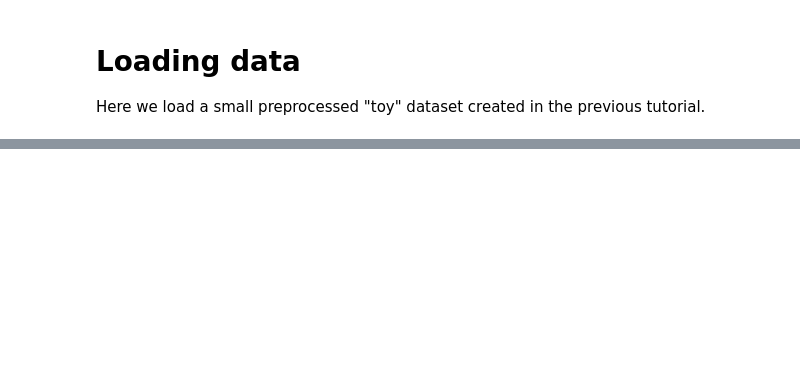
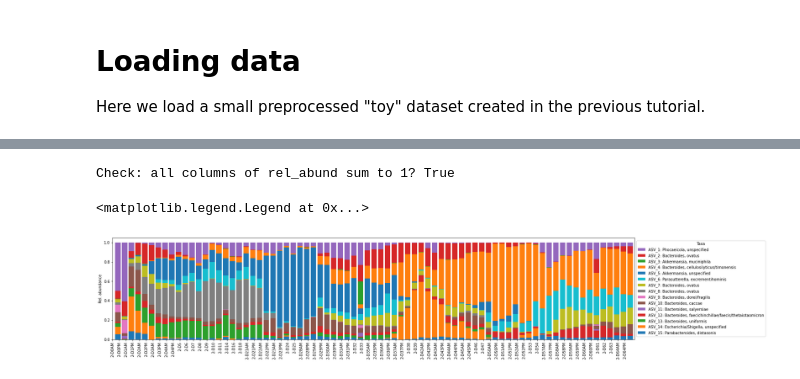
Before and after one commit to gibsonlab/mdsine2_tutorials, a Jupyter notebook: notebooks/tut_01b_viz.ipynb, the cells around one changed output, grey strips where cells are left out. Cells and saved outputs as stored; diff of their text form; code cells hidden in the pictures; blank space fills up the shorter version.

```diff
--- a/notebooks/tut_01b_viz.ipynb
+++ b/notebooks/tut_01b_viz.ipynb
@@ -394,0 +113,65 @@ plt.savefig(fig_dir / 'posterior_fix_assignments_{:04d}.png'.format(seed))
+# %%
+# The read depth varies across each sample. Let's convert our counts table to
+# relative abundance by dividing each column by it's ead depth.
+
+read_depth = counts.sum(axis=0)
+rel_abund = counts / read_depth
+print('Check: all columns of rel_abund sum to 1?', np.isclose(rel_abund.sum(axis=0), 1).all())
+# %% [output]
+Check: all columns of rel_abund sum to 1? True
+# %%
+# Let's plot the data for one subject as a stacked bar chart.
+# To do this, we'll need to extract data for the subject from the
+# rel_abund dataframe, and then make sure it's in the right temporal order.
+subj_ID = 2
+subj_cols = [x for x in rel_abund.columns if x.startswith(f'{subj_ID}-')]
+
+def sort_function(x):
+    x = x.split('-D')[1]
+    x = x.replace('AM', '.0').replace('PM', '.1')
+    return float(x)
+
+subj_cols = sorted(subj_cols, key=sort_function)
+# %%
+# Now we'll plot the data. First we use the sorted column names from above
+# to extract data for our subject, then we use matplotlib and pandas
+# to plot.
+rel_abund_subj = rel_abund[subj_cols]
+
+fig, ax = plt.subplots(1)
+
+# The index [::-1] just reverses the order of the dataframe. We only do this
+# so that the most abundant taxa are at the top of the plot. Note, we also
+# reverse the ordering in the legend below.
+
+rel_abund_subj[::-1].T.plot.bar(
+    width=0.8,
+    figsize=(25,5),
+    ax=ax,
+    stacked=True,
+    legend=True,
+    position=-0.5,
+    )
+
+ax.set_ylabel('Rel. abundance')
+
+# We'll also update the legend so that it displays <ASV>: <genus>, <species>
+# data for each ASV.
+
+handles, labels = ax.get_legend_handles_labels()
+
+rdp['legend_tag'] = rdp.index + ': ' + \
+    rdp['genus'] + ', ' + rdp['species']
+
+legend_tags = list(rdp.loc[labels[::-1]]['legend_tag'])
+
+ax.legend(
+    handles = handles[::-1],
+    labels = legend_tags,
+    loc='center left',
+    bbox_to_anchor=(1., 0.5),
+    title='Taxa',
+    )
+# %% [output]
+<matplotlib.legend.Legend at 0x...>
+[figure, added]
```
Also changed, not shown: parts of 22 cells of this notebook.
